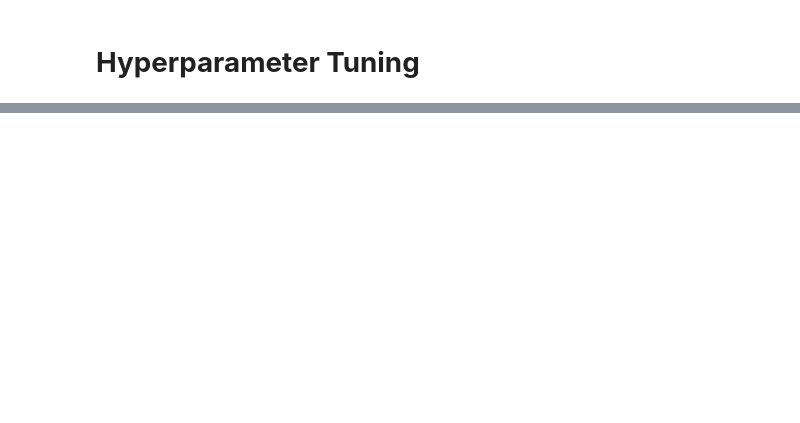
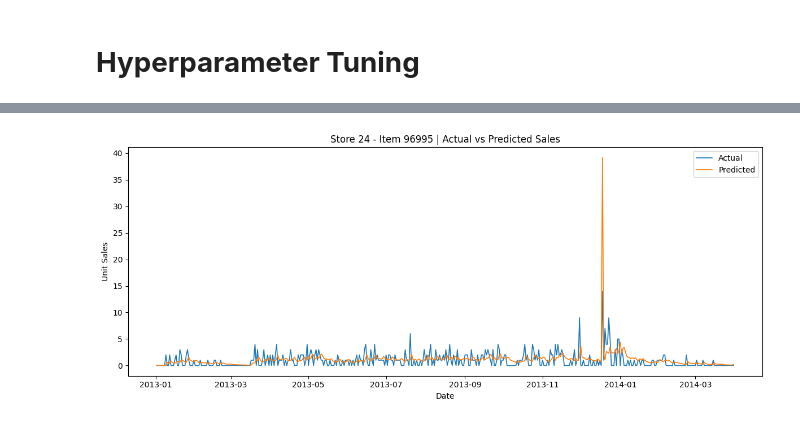
Before and after one commit to Thofa90/Project_Retail_Demand_Forecasting, a Jupyter notebook: XGBOOST_Model.ipynb, the cells around one changed output, grey strips where cells are left out. Cells and saved outputs as stored; diff of their text form; code cells hidden in the pictures; blank space fills up the shorter version.

```diff
--- a/XGBOOST_Model.ipynb
+++ b/XGBOOST_Model.ipynb
@@ -366,0 +634,17 @@ plt.show()
+# %%
+from xgboost import XGBRegressor
+import joblib
+import json
+
+# Load from JSON (XGBoost native)
+model_xgb = XGBRegressor()
+model_xgb.load_model("best_xgb_model.json")
+
+# Load from Pickle (sklearn-compatible)
+model_pickle = joblib.load("best_xgb_model.pkl")
+
+# Load best parameters
+with open("best_xgb_params.json", "r") as f:
+    best_params_loaded = json.load(f)
+
+print("Loaded parameters:", best_params_loaded)
@@ -366,0 +653,74 @@ plt.show()
+# %%
+import numpy as np
+import pandas as pd
+import joblib
+from sklearn.metrics import mean_absolute_error, mean_squared_error, r2_score
+import matplotlib.pyplot as plt
+
+# --- metric helper ---
+def forecast_metrics(y_true, y_pred):
+    y_true = np.asarray(y_true, dtype=float)
+    y_pred = np.asarray(y_pred, dtype=float)
+    mae  = mean_absolute_error(y_true, y_pred)
+    rmse = np.sqrt(mean_squared_error(y_true, y_pred))
+    r2   = r2_score(y_true, y_pred)
+    mask = y_true != 0
+    mape = (np.abs((y_true[mask] - y_pred[mask]) / y_true[mask])).mean() * 100 if mask.any() else np.nan
+    denom = np.abs(y_true) + np.abs(y_pred)
+    smape = (2 * np.abs(y_pred - y_true) / np.where(denom == 0, 1.0, denom)).mean() * 100
+    naive = np.abs(np.diff(y_true)).mean() if len(y_true) > 1 else np.nan
+    mase  = mae / naive if (naive not in [0, np.nan]) and naive != 0 else np.nan
+    return {"MAE": mae, "RMSE": rmse, "R2": r2, "MAPE": mape, "sMAPE": smape, "MASE": mase}
+
+# --- load data & model ---
+df_train = pd.read_csv("feature_eng_upto_2014.csv")
+model = joblib.load("best_xgb_model.pkl")
+
+store_id = 24
+item_id  = 96995
+
+# Filter & sort
+df_item = df_train[(df_train["store_nbr"] == store_id) & (df_train["item_nbr"] == item_id)].copy()
+df_item["date"] = pd.to_datetime(df_item["date"])
+df_item = df_item.sort_values("date")
+
+# Target
+y_test_item = df_item["unit_sales"].astype(float)
+
+# Build X with EXACT training features
+if not hasattr(model, "feature_names_in_"):
+    raise RuntimeError("Model does not expose feature_names_in_. Save/fit with a recent xgboost/sklearn to use this.")
+
+expected_feats = list(model.feature_names_in_)
+X_test_item = df_item.copy()
+
+# Create any missing expected columns
+missing = [c for c in expected_feats if c not in X_test_item.columns]
+for c in missing:
+    # sensible defaults: ids from filter, zeros for engineered features
+    if c == "store_nbr":
+        X_test_item[c] = store_id
+    elif c == "item_nbr":
+        X_test_item[c] = item_id
+    else:
+        X_test_item[c] = 0
+
+# Ensure all expected columns are numeric where appropriate
+X_test_item = X_test_item[expected_feats].apply(pd.to_numeric, errors="ignore").fillna(0)
+
+# Predict
+y_pred_item = model.predict(X_test_item)
+
+# Metrics
+metrics = forecast_metrics(y_test_item, y_pred_item)
+print("\n=== Store/Item Forecast Metrics ===")
+for k, v in metrics.items():
+    print(f"{k}: {v:.3f}")
+
+# Plot
+plt.figure(figsize=(12,5))
+plt.plot(df_item["date"], y_test_item, label="Actual", linewidth=1.2)
+plt.plot(df_item["date"], y_pred_item, label="Predicted", linewidth=1.2)
+plt.title(f"Store {store_id} - Item {item_id} | Actual vs Predicted Sales")
+plt.xlabel("Date"); plt.ylabel("Unit Sales"); plt.legend(); plt.tight_layout(); plt.show()
+# %% [output]
@@ -366,0 +734 @@ plt.show()
+[figure, added]
```
Also changed, not shown: parts of 37 cells of this notebook, 17 other files.
